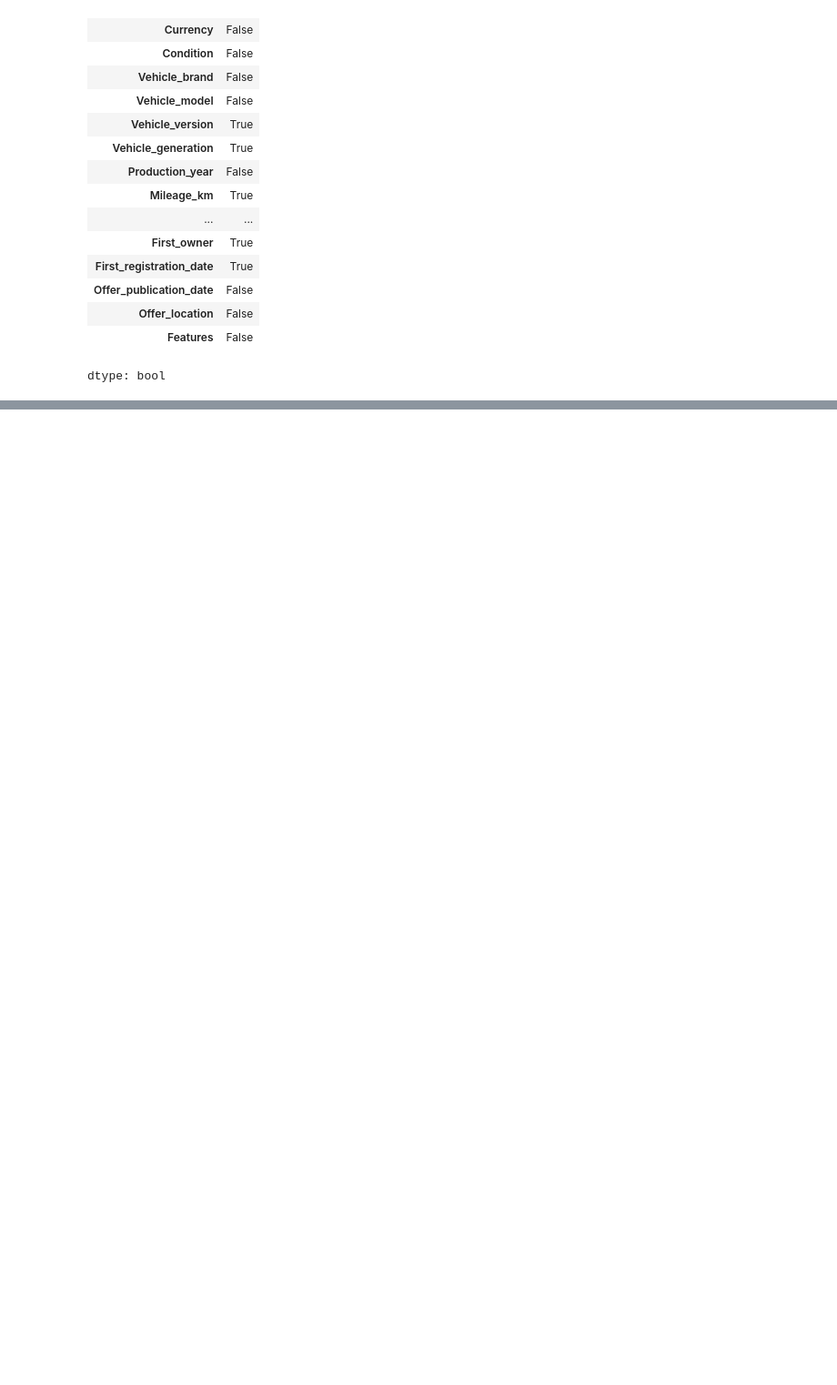
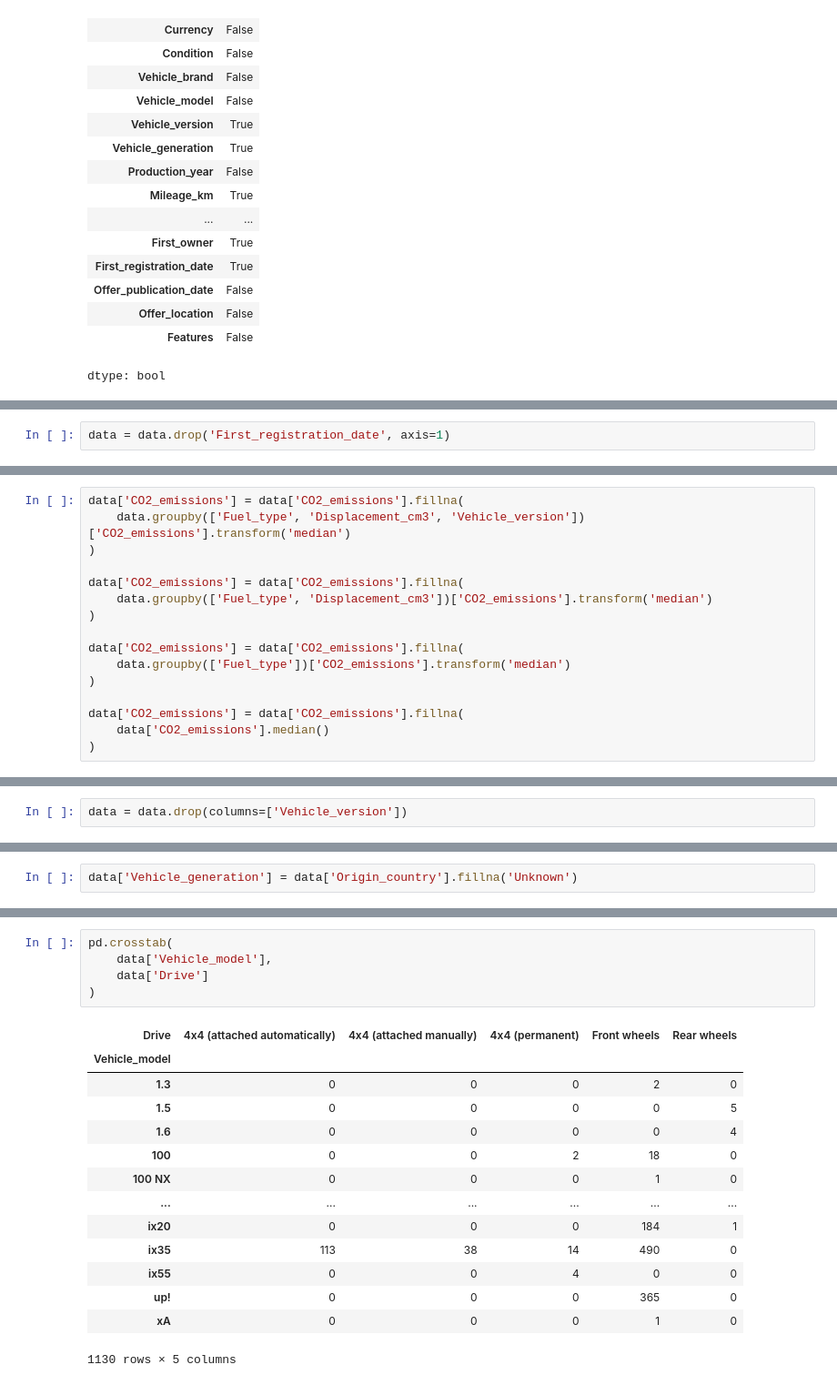
Before and after one commit to s24118-ui/SUML, a Jupyter notebook: ASI_Projekt.ipynb, the cells around one changed output, grey strips where cells are left out. Shown at 91% size. Drawn from its saved outputs; the diff is of its cells as text; blank space fills up the shorter version.

```diff
--- a/ASI_Projekt.ipynb
+++ b/ASI_Projekt.ipynb
@@ -52,0 +184,2 @@ dtype: bool
+# %%
+data = data.drop('First_registration_date', axis=1)
@@ -52,0 +211,16 @@ dtype: bool
+# %%
+data['CO2_emissions'] = data['CO2_emissions'].fillna(
+    data.groupby(['Fuel_type', 'Displacement_cm3', 'Vehicle_version'])['CO2_emissions'].transform('median')
+)
+
+data['CO2_emissions'] = data['CO2_emissions'].fillna(
+    data.groupby(['Fuel_type', 'Displacement_cm3'])['CO2_emissions'].transform('median')
+)
+
+data['CO2_emissions'] = data['CO2_emissions'].fillna(
+    data.groupby(['Fuel_type'])['CO2_emissions'].transform('median')
+)
+
+data['CO2_emissions'] = data['CO2_emissions'].fillna(
+    data['CO2_emissions'].median()
+)
@@ -52,0 +250,2 @@ dtype: bool
+# %%
+data = data.drop(columns=['Vehicle_version'])
@@ -52,0 +275,2 @@ dtype: bool
+# %%
+data['Vehicle_generation'] = data['Origin_country'].fillna('Unknown')
@@ -52,0 +298,20 @@ dtype: bool
+# %%
+pd.crosstab(
+    data['Vehicle_model'],
+    data['Drive']
+)
+# %% [output]
+| Drive | 4x4 (attached automatically) | 4x4 (attached manually) | 4x4 (permanent) | Front wheels | Rear wheels |
+| Vehicle_model |  |  |  |  |  |
+| 1.3 | 0 | 0 | 0 | 2 | 0 |
+| 1.5 | 0 | 0 | 0 | 0 | 5 |
+| 1.6 | 0 | 0 | 0 | 0 | 4 |
+| 100 | 0 | 0 | 2 | 18 | 0 |
+| 100 NX | 0 | 0 | 0 | 1 | 0 |
+| ... | ... | ... | ... | ... | ... |
+| ix20 | 0 | 0 | 0 | 184 | 1 |
+| ix35 | 113 | 38 | 14 | 490 | 0 |
+| ix55 | 0 | 0 | 4 | 0 | 0 |
+| up! | 0 | 0 | 0 | 365 | 0 |
+| xA | 0 | 0 | 0 | 1 | 0 |
+1130 rows × 5 columns
```
Also changed, not shown: parts of 23 cells of this notebook.
